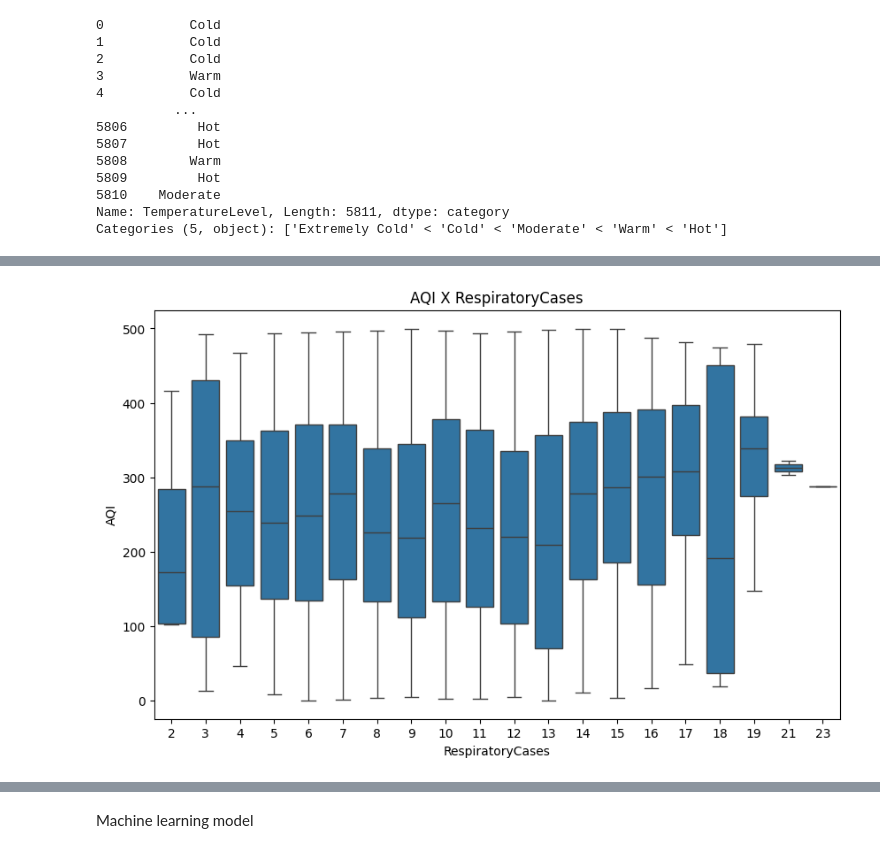
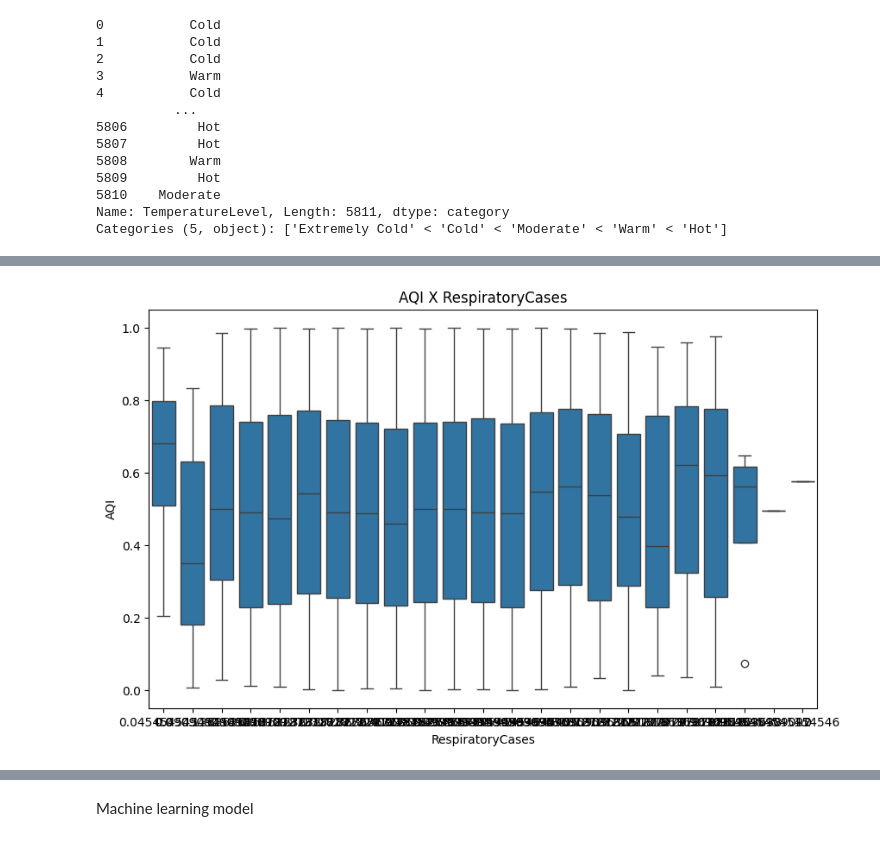
Before and after one commit to alexpanquevac/analisisDatos, a Jupyter notebook: Taller1AP.ipynb, the cells around one changed output, grey strips where cells are left out. Drawn from its saved outputs; the diff is of its cells as text; code cells hidden in the pictures.

```diff
--- a/Taller1AP.ipynb
+++ b/Taller1AP.ipynb
@@ -409,10 +442,10 @@ for var in categoric_vars:
 # %%
 plt.figure(figsize=(10, 6))
-sns.boxplot(x='RespiratoryCases', y='AQI', data=air_quality)
+sns.boxplot(x='RespiratoryCases', y='AQI', data=df_cleaned)
 plt.title('AQI X RespiratoryCases')
 plt.show()
 # %% [output]
-[figure, old version]
+[figure, new version]
 # %%
 #Expor dataset preprocessed
 print(df_cleaned)
```
Also changed, not shown: parts of 27 cells of this notebook, 2 other files.
